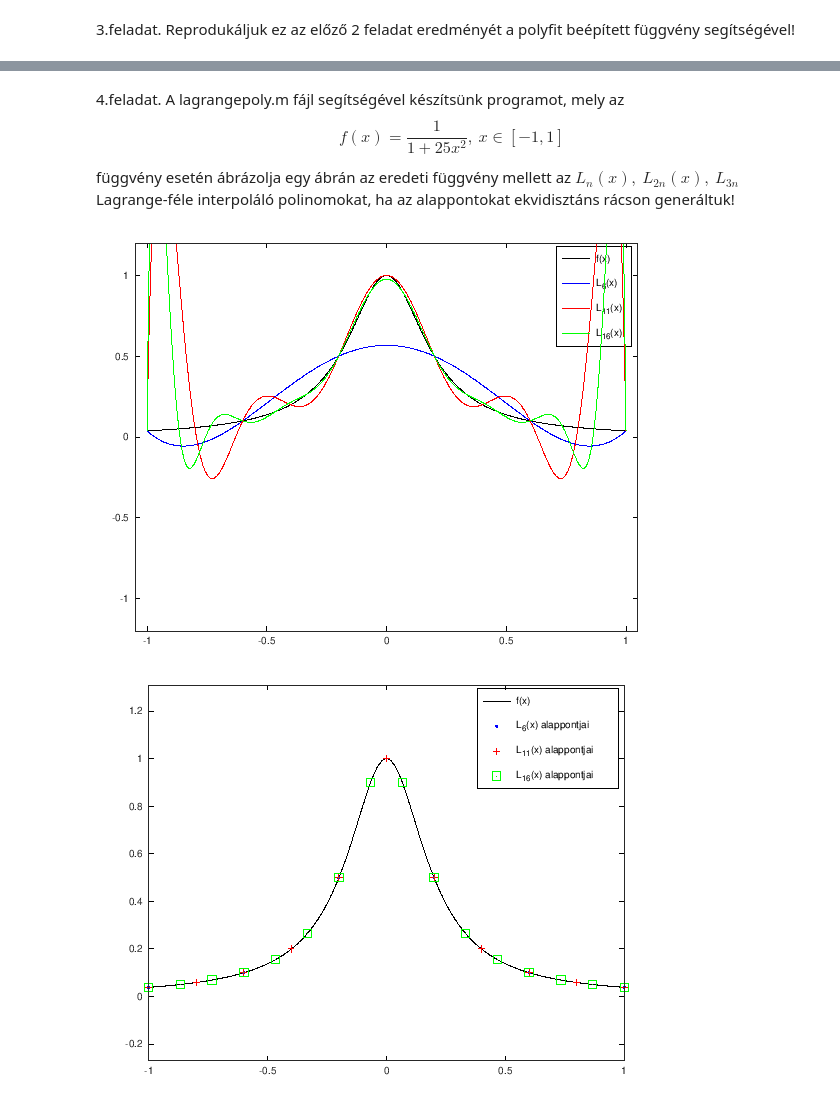
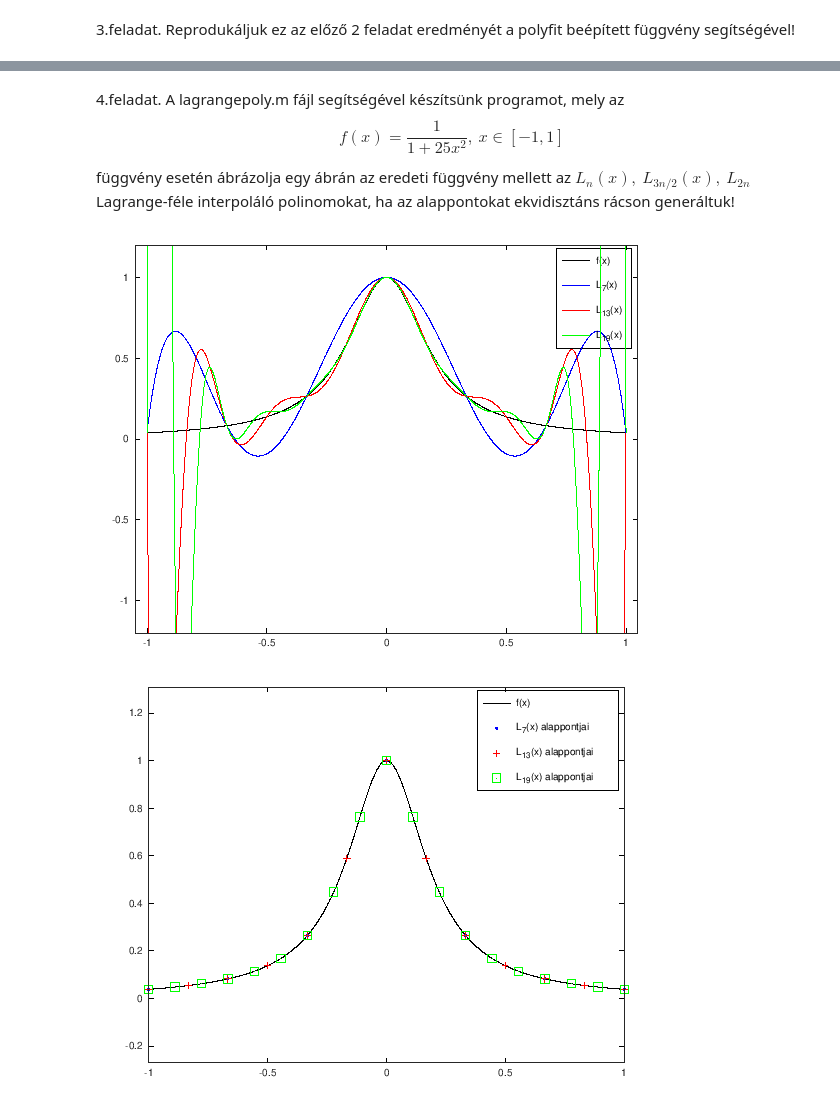
Before and after one commit to pvh95/AlkalmazottAnalizisSz1-ELTE-, a Jupyter notebook: 3.feladatsor.ipynb, the cells around one changed output, grey strips where cells are left out. Saved outputs shown, nothing was run; the diff lists cells and outputs as text; code cells hidden in the pictures.

```diff
--- a/3.feladatsor.ipynb
+++ b/3.feladatsor.ipynb
@@ -43,9 +79,9 @@ ans =
 # %% [markdown]
 4.feladat. A lagrangepoly.m fájl segítségével készítsünk programot, mely az
 $$f(x)=\frac{1}{1+25x^2},\ x\in[-1,1]$$
-függvény esetén ábrázolja egy ábrán az eredeti függvény mellett az $L_n(x),\ L_{2n}(x),\ L_{3n}$ Lagrange-féle interpoláló polinomokat, ha az alappontokat ekvidisztáns rácson generáltuk!
+függvény esetén ábrázolja egy ábrán az eredeti függvény mellett az $L_n(x),\ L_{3n/2}(x),\ L_{2n}$ Lagrange-féle interpoláló polinomokat, ha az alappontokat ekvidisztáns rácson generáltuk!
 # %%
-Lagrange(-1,1,5)
+Lagrange(-1,1,6)
 # %% [output]
-[figure, old version]
+[figure, new version]
-[figure, old version]
+[figure, new version]
```
Also changed, not shown: parts of 6 cells of this notebook.
